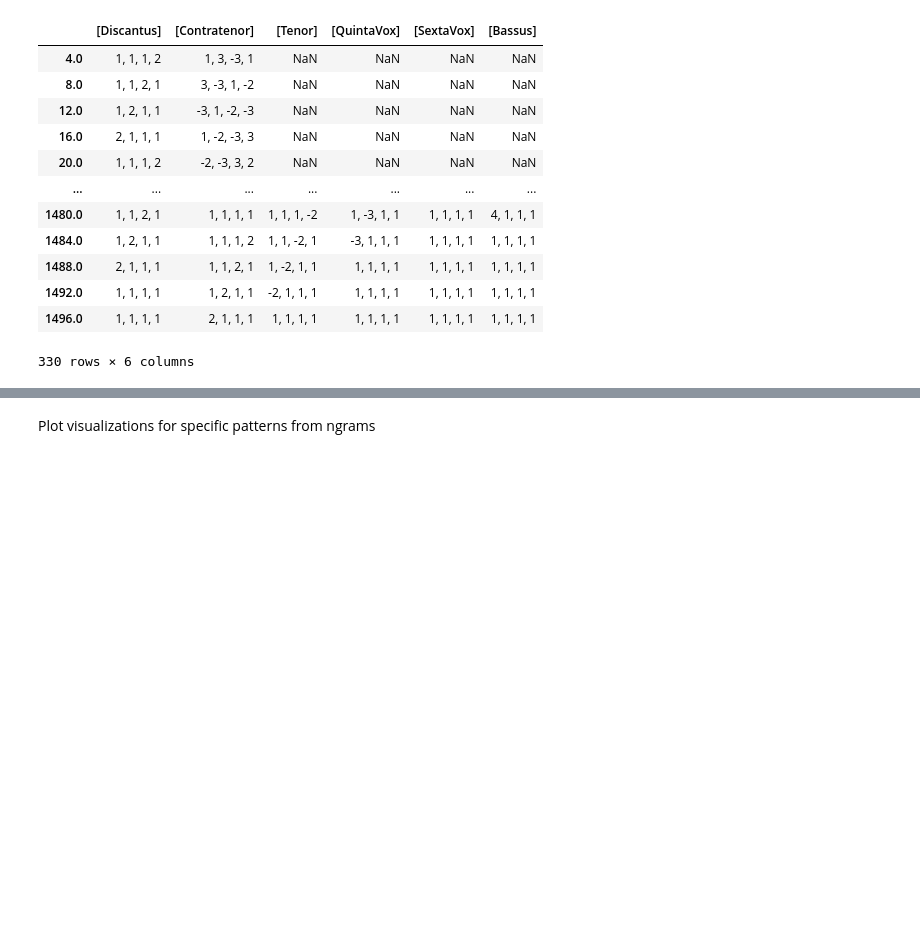
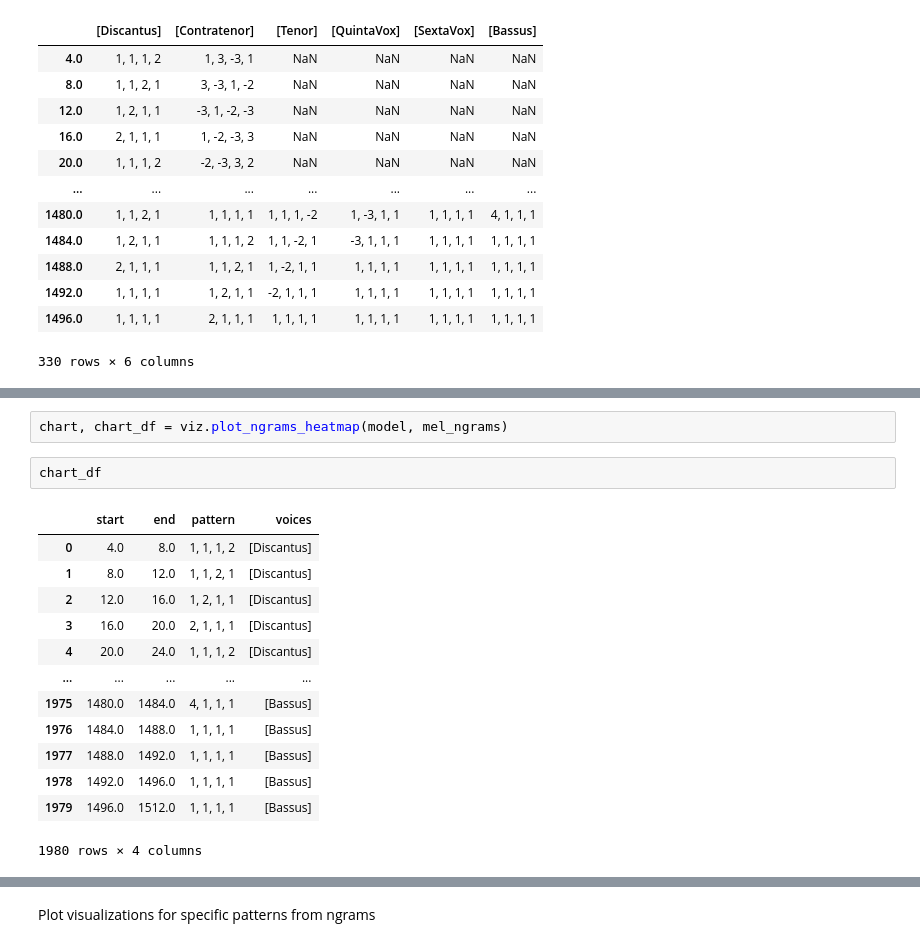
Before and after one commit to trangdang168/CRIM_Intervals_Notebooks, a Jupyter notebook: CRIM_Intervals_Morgan.ipynb, the cells around one changed output, grey strips where cells are left out. Drawn from its saved outputs; the diff is of its cells as text; blank space fills up the shorter version.

```diff
--- a/CRIM_Intervals_Morgan.ipynb
+++ b/CRIM_Intervals_Morgan.ipynb
@@ -392,0 +403,18 @@ viz.plot_ngrams_heatmap(mel_ngrams)
+# %%
+chart, chart_df = viz.plot_ngrams_heatmap(model, mel_ngrams)
+# %%
+chart_df
+# %% [output]
+|  | start | end | pattern | voices |
+| 0 | 4.0 | 8.0 | 1, 1, 1, 2 | [Discantus] |
+| 1 | 8.0 | 12.0 | 1, 1, 2, 1 | [Discantus] |
+| 2 | 12.0 | 16.0 | 1, 2, 1, 1 | [Discantus] |
+| 3 | 16.0 | 20.0 | 2, 1, 1, 1 | [Discantus] |
+| 4 | 20.0 | 24.0 | 1, 1, 1, 2 | [Discantus] |
+| ... | ... | ... | ... | ... |
+| 1975 | 1480.0 | 1484.0 | 4, 1, 1, 1 | [Bassus] |
+| 1976 | 1484.0 | 1488.0 | 1, 1, 1, 1 | [Bassus] |
+| 1977 | 1488.0 | 1492.0 | 1, 1, 1, 1 | [Bassus] |
+| 1978 | 1492.0 | 1496.0 | 1, 1, 1, 1 | [Bassus] |
+| 1979 | 1496.0 | 1512.0 | 1, 1, 1, 1 | [Bassus] |
+1980 rows × 4 columns
```
Also changed, not shown: parts of 20 cells of this notebook, 2 other files.
